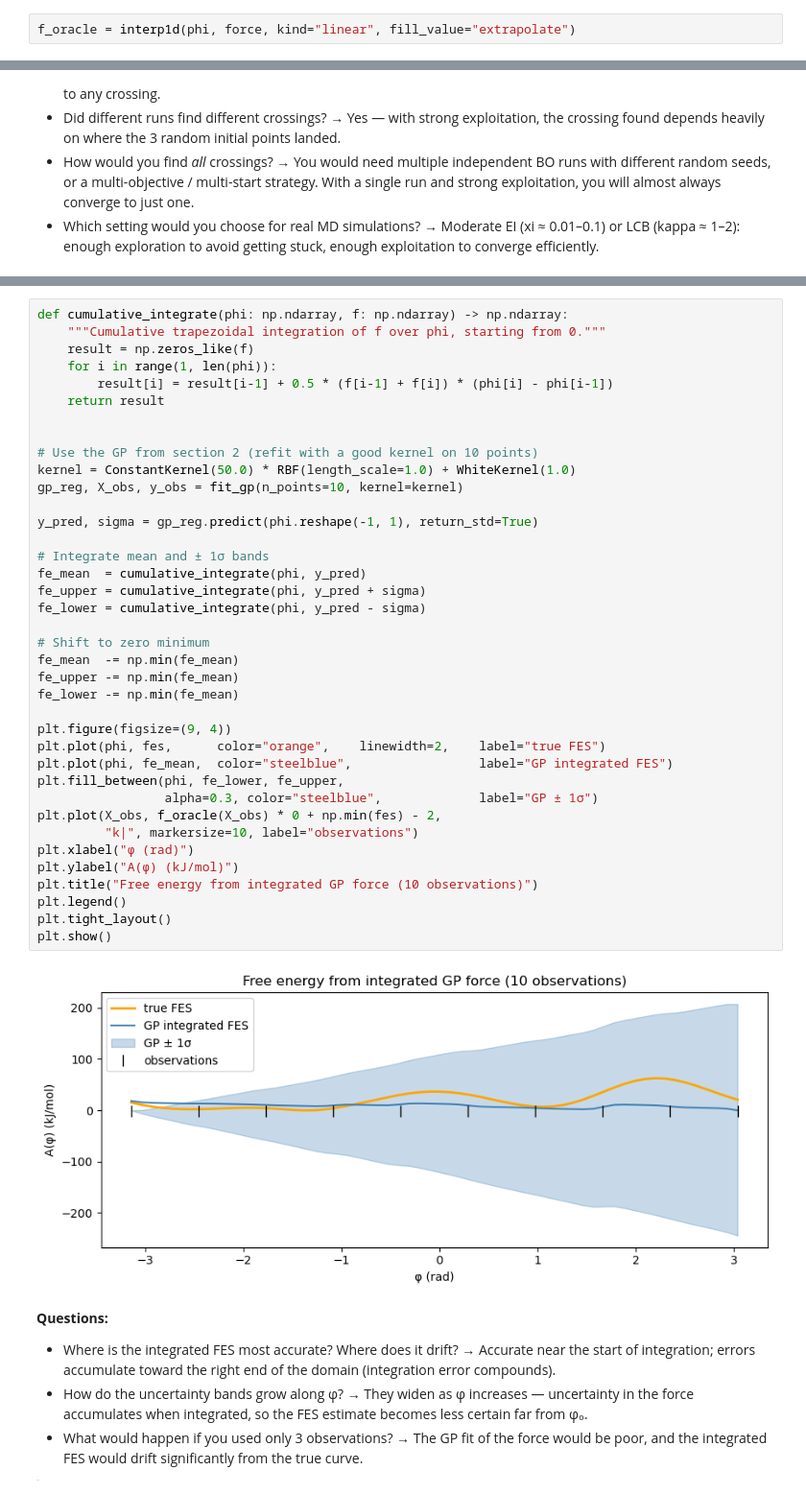
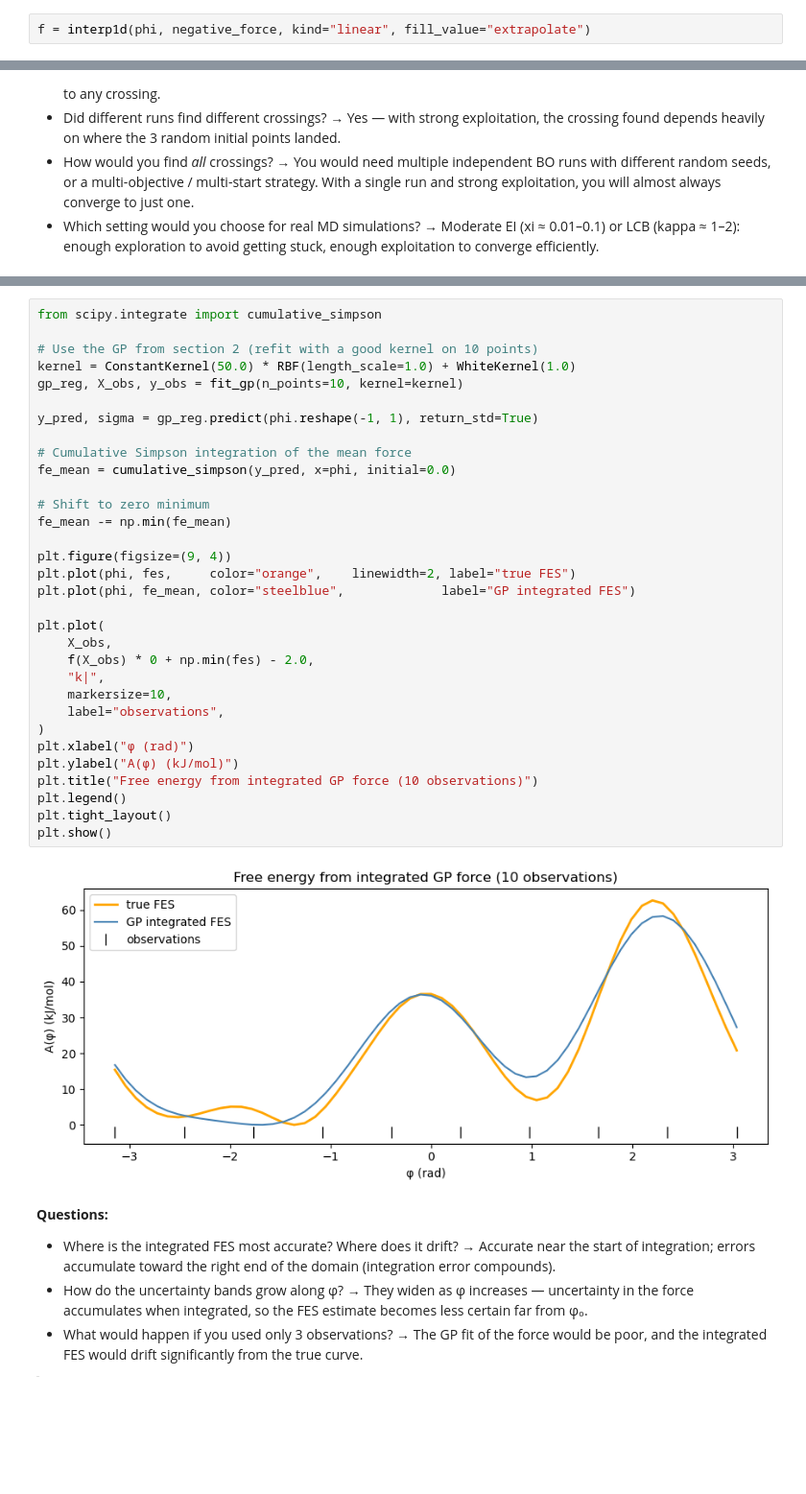
Before and after one commit to computational-chemistry-uva/BUQ, a Jupyter notebook: tutorials/01_bo_adipep_phi_solutions.ipynb, the cells around one changed output, grey strips where cells are left out. Shown at 96% size. Drawn from its saved outputs; the diff is of its cells as text; blank space fills up the shorter version.

```diff
--- a/tutorials/01_bo_adipep_phi_solutions.ipynb
+++ b/tutorials/01_bo_adipep_phi_solutions.ipynb
@@ -131,7 +131,7 @@ full control over the kernel and is the right tool for regression
 In a real study, `f_oracle(phi)` would launch a simulation.
 Here it interpolates the precomputed data.
 # %%
-f_oracle = interp1d(phi, force, kind="linear", fill_value="extrapolate")
+f = interp1d(phi, negative_force, kind="linear", fill_value="extrapolate")
 # %% [markdown]
 ### 2.2 Fit a GP to the force
 
@@ -464,45 +460,39 @@ $$A(\phi) = \int_{\phi_0}^{\phi} f(\phi') \, d\phi'$$
 This is a preview of **Bayesian Quadrature** (notebook 2), where we
 will do this properly with a principled acquisition function.
 # %%
-def cumulative_integrate(phi: np.ndarray, f: np.ndarray) -> np.ndarray:
-    """Cumulative trapezoidal integration of f over phi, starting from 0."""
-    result = np.zeros_like(f)
-    for i in range(1, len(phi)):
-        result[i] = result[i-1] + 0.5 * (f[i-1] + f[i]) * (phi[i] - phi[i-1])
-    return result
-
+from scipy.integrate import cumulative_simpson
 
 # Use the GP from section 2 (refit with a good kernel on 10 points)
 kernel = ConstantKernel(50.0) * RBF(length_scale=1.0) + WhiteKernel(1.0)
 gp_reg, X_obs, y_obs = fit_gp(n_points=10, kernel=kernel)
 
 y_pred, sigma = gp_reg.predict(phi.reshape(-1, 1), return_std=True)
 
-# Integrate mean and ± 1σ bands
-fe_mean  = cumulative_integrate(phi, y_pred)
-fe_upper = cumulative_integrate(phi, y_pred + sigma)
-fe_lower = cumulative_integrate(phi, y_pred - sigma)
+# Cumulative Simpson integration of the mean force
+fe_mean = cumulative_simpson(y_pred, x=phi, initial=0.0)
 
 # Shift to zero minimum
-fe_mean  -= np.min(fe_mean)
-fe_upper -= np.min(fe_mean)
-fe_lower -= np.min(fe_mean)
+fe_mean -= np.min(fe_mean)
 
 plt.figure(figsize=(9, 4))
-plt.plot(phi, fes,      color="orange",    linewidth=2,    label="true FES")
-plt.plot(phi, fe_mean,  color="steelblue",                 label="GP integrated FES")
-plt.fill_between(phi, fe_lower, fe_upper,
-                 alpha=0.3, color="steelblue",             label="GP ± 1σ")
-plt.plot(X_obs, f_oracle(X_obs) * 0 + np.min(fes) - 2,
-         "k|", markersize=10, label="observations")
+plt.plot(phi, fes,     color="orange",    linewidth=2, label="true FES")
+plt.plot(phi, fe_mean, color="steelblue",             label="GP integrated FES")
+
+plt.plot(
+    X_obs,
+    f(X_obs) * 0 + np.min(fes) - 2.0,
+    "k|",
+    markersize=10,
+    label="observations",
+)
 plt.xlabel("φ (rad)")
 plt.ylabel("A(φ) (kJ/mol)")
 plt.title("Free energy from integrated GP force (10 observations)")
 plt.legend()
 plt.tight_layout()
 plt.show()
 # %% [output]
-[figure, old version]
+[figure, new version]
 # %% [markdown]
 **Questions:**
 - Where is the integrated FES most accurate? Where does it drift?
```
Also changed, not shown: parts of 9 cells of this notebook.
